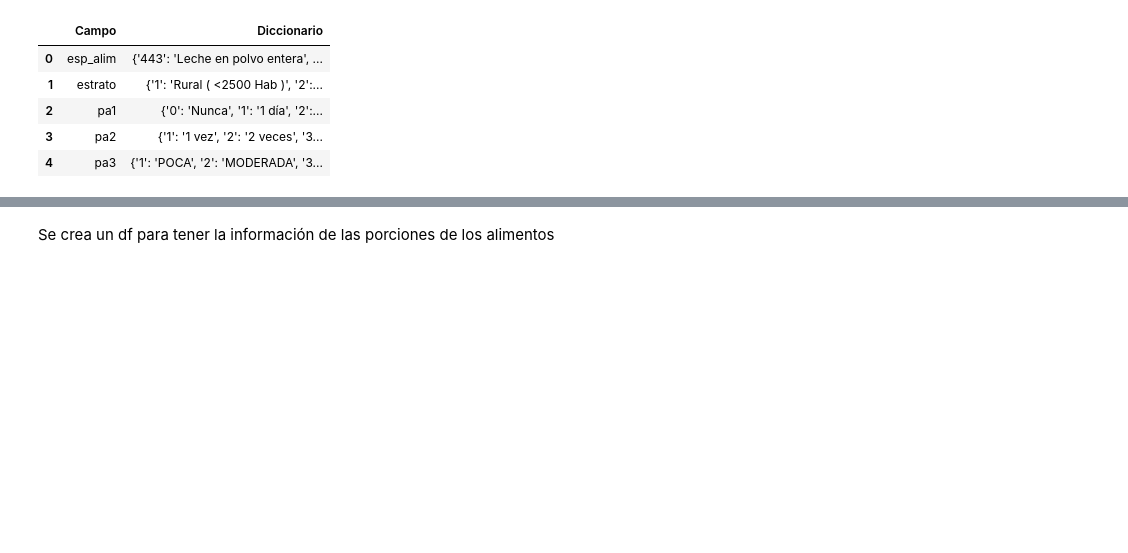
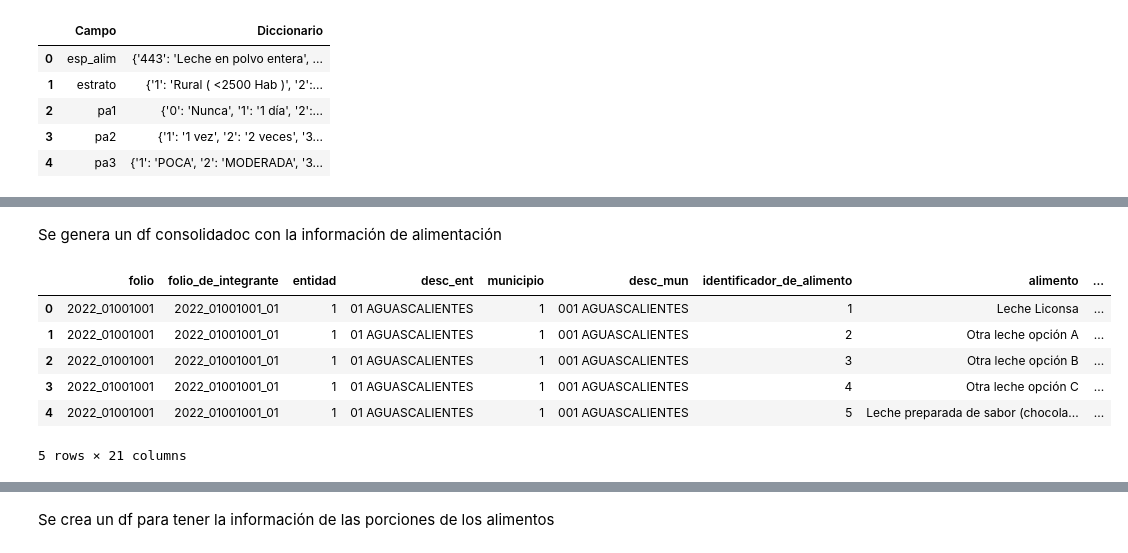
Before and after one commit to christiancalidad/ProyectoIntegradorSep24_Grupo15, a Jupyter notebook: 1. EDA.ipynb, the cells around one changed output, grey strips where cells are left out. Saved outputs shown, nothing was run; the diff lists cells and outputs as text; code cells hidden in the pictures; blank space fills up the shorter version.

```diff
--- a/1. EDA.ipynb
+++ b/1. EDA.ipynb
@@ -130,5 +220,7 @@ Construcción de dataframe de de diccionaros para los valores de los datos demog
 # %%
 df_dict_values_food_adults = transform_df_dictionary(df_dict_values_food_adults)
+df_dict_values_food_school = transform_df_dictionary(df_dict_values_food_school)
+df_dict_values_food_preschool = transform_df_dictionary(df_dict_values_food_preschool)
 df_dict_values_food_adults.head()
 # %% [output]
 |  | Campo | Diccionario |
@@ -140,5 +234,7 @@ df_dict_values_food_adults.head()
 # %%
 df_food_adults_data = procesar_dataframe(df_food_adults_data_raw, df_food_adults_catalog, df_dict_values_food_adults)
+df_food_school_data = procesar_dataframe(df_food_school_data_raw, df_food_school_catalog, df_dict_values_food_school)
+df_food_preschool_data = procesar_dataframe(df_food_preschool_data_raw, df_food_preschool_catalog, df_dict_values_food_preschool)
 # %% [output]
 Procesando columna: pa1
 Procesando columna: esp_alim
@@ -148,0 +289,13 @@ Procesando columna: region
+# %% [markdown]
+Se genera un df consolidadoc con la información de alimentación
+# %%
+df_food_general = pd.concat([df_food_adults_data, df_food_school_data, df_food_preschool_data], ignore_index=True)
+df_food_general.head()
+# %% [output]
+|  | folio | folio_de_integrante | entidad | desc_ent | municipio | desc_mun | identificador_de_alimento | alimento | ... |
+| 0 | 2022_01001001 | 2022_01001001_01 | 1 | 01 AGUASCALIENTES | 1 | 001 AGUASCALIENTES | 1 | Leche Liconsa | ... |
+| 1 | 2022_01001001 | 2022_01001001_01 | 1 | 01 AGUASCALIENTES | 1 | 001 AGUASCALIENTES | 2 | Otra leche opción A | ... |
+| 2 | 2022_01001001 | 2022_01001001_01 | 1 | 01 AGUASCALIENTES | 1 | 001 AGUASCALIENTES | 3 | Otra leche opción B | ... |
+| 3 | 2022_01001001 | 2022_01001001_01 | 1 | 01 AGUASCALIENTES | 1 | 001 AGUASCALIENTES | 4 | Otra leche opción C | ... |
+| 4 | 2022_01001001 | 2022_01001001_01 | 1 | 01 AGUASCALIENTES | 1 | 001 AGUASCALIENTES | 5 | Leche preparada de sabor (chocola... | ... |
+5 rows × 21 columns
```
Also changed, not shown: parts of 34 cells of this notebook.
